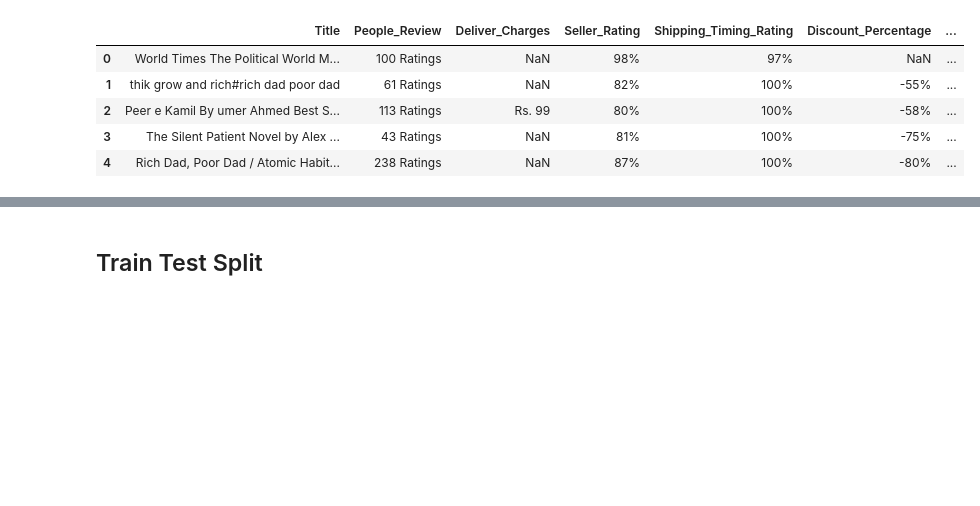
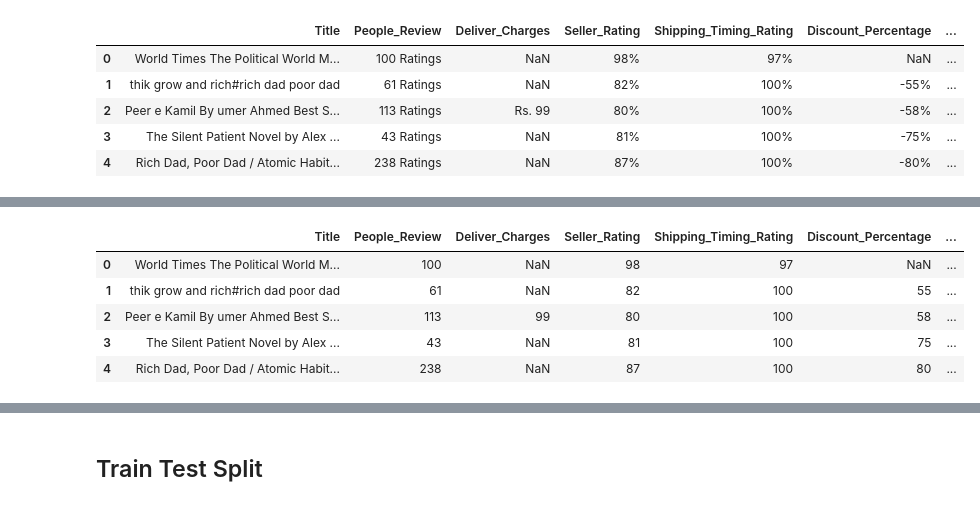
Before and after one commit to Iqbalqaisrani962/BooksPriceDetection, a Jupyter notebook: MLCode.ipynb, the cells around one changed output, grey strips where cells are left out. Saved outputs shown, nothing was run; the diff lists cells and outputs as text; code cells hidden in the pictures; blank space fills up the shorter version.

```diff
--- a/MLCode.ipynb
+++ b/MLCode.ipynb
@@ -65,0 +114,9 @@ df.head(15)
+# %%
+df.head()
+# %% [output]
+|  | Title | People_Review | Deliver_Charges | Seller_Rating | Shipping_Timing_Rating | Discount_Percentage | ... |
+| 0 | World Times The Political World M... | 100 | NaN | 98 | 97 | NaN | ... |
+| 1 | thik grow and rich#rich dad poor dad | 61 | NaN | 82 | 100 | 55 | ... |
+| 2 | Peer e Kamil By umer Ahmed Best S... | 113 | 99 | 80 | 100 | 58 | ... |
+| 3 | The Silent Patient Novel by Alex ... | 43 | NaN | 81 | 100 | 75 | ... |
+| 4 | Rich Dad, Poor Dad / Atomic Habit... | 238 | NaN | 87 | 100 | 80 | ... |
```
Also changed, not shown: parts of 25 cells of this notebook.
